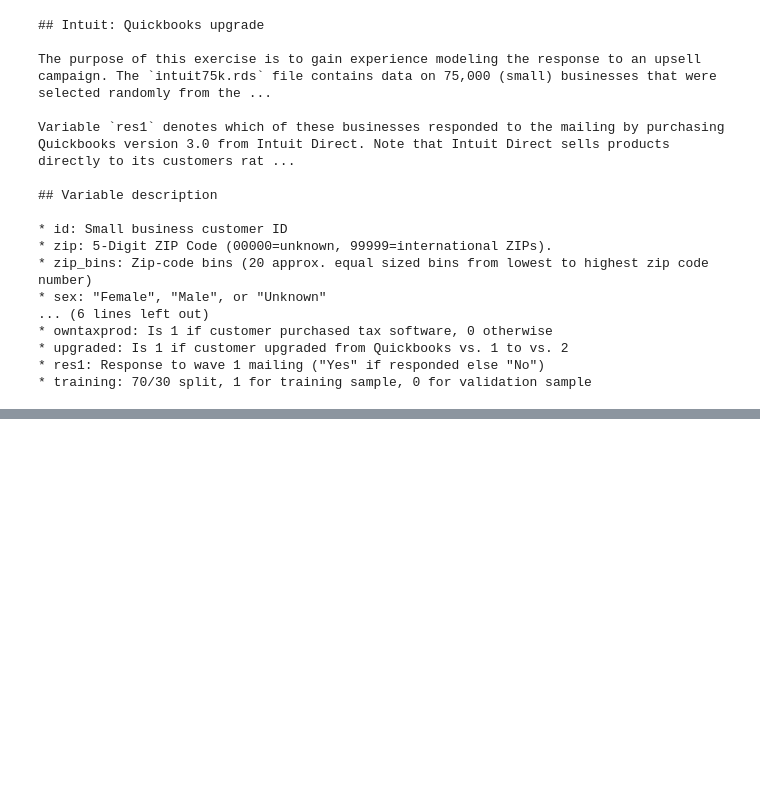
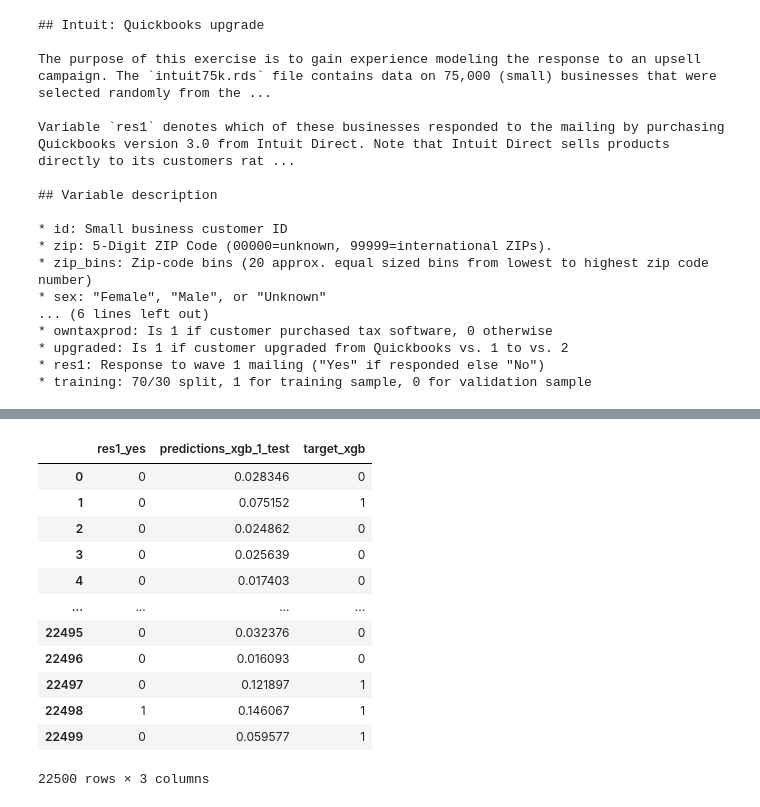
Before and after one commit to sauravjayan/Intuit-Quickbooks-Redux, a Jupyter notebook: intuit-redux.ipynb, the cells around one changed output, grey strips where cells are left out. Drawn from its saved outputs; the diff is of its cells as text; code cells hidden in the pictures; blank space fills up the shorter version.

```diff
--- a/intuit-redux.ipynb
+++ b/intuit-redux.ipynb
@@ -100,0 +158,8 @@ Note: If you make changes to the content of this file you will have to restart t
+# %%
+# Prediction probabilities on the test set
+pred = xgb_clf.predict_proba(X_test)
+probs = pd.Series([p[1] for p in pred])
+
+# Prediction probabilities on the train set
+pred_train = xgb_clf.predict_proba(X_train)
+probs_train = pd.Series([p[1] for p in pred_train])
@@ -100,0 +176,10 @@ Note: If you make changes to the content of this file you will have to restart t
+# %%
+breakeven = 1.41/30
+# %%
+pred_prof = pd.Series((probs))
+pred_prof.name = 'predictions_xgb_1_test'
+
+pred_prof_train = pd.Series((probs_train))
+pred_prof_train.name = 'predictions_xgb_1_train'
+
+df_test = y_test.join(pred_prof, how='inner')
@@ -100,0 +212,9 @@ Note: If you make changes to the content of this file you will have to restart t
+# %%
+df_test['target_xgb'] = (df_test.predictions_xgb_1_test > breakeven).astype(int)
+
+total_biz = 801821
+already_resp = 38487
+population = total_biz - already_resp
+response_rate_xgb = np.mean(df_test[df_test.target_xgb == 1]['res1_yes'])
+targets = population * contact
+responses = targets * (response_rate_xgb/2)
@@ -100,0 +297,16 @@ Note: If you make changes to the content of this file you will have to restart t
+# %%
+df_test
+# %% [output]
+|  | res1_yes | predictions_xgb_1_test | target_xgb |
+| 0 | 0 | 0.028346 | 0 |
+| 1 | 0 | 0.075152 | 1 |
+| 2 | 0 | 0.024862 | 0 |
+| 3 | 0 | 0.025639 | 0 |
+| 4 | 0 | 0.017403 | 0 |
+| ... | ... | ... | ... |
+| 22495 | 0 | 0.032376 | 0 |
+| 22496 | 0 | 0.016093 | 0 |
+| 22497 | 0 | 0.121897 | 1 |
+| 22498 | 1 | 0.146067 | 1 |
+| 22499 | 0 | 0.059577 | 1 |
+22500 rows × 3 columns
```
Also changed, not shown: parts of 28 cells of this notebook.
